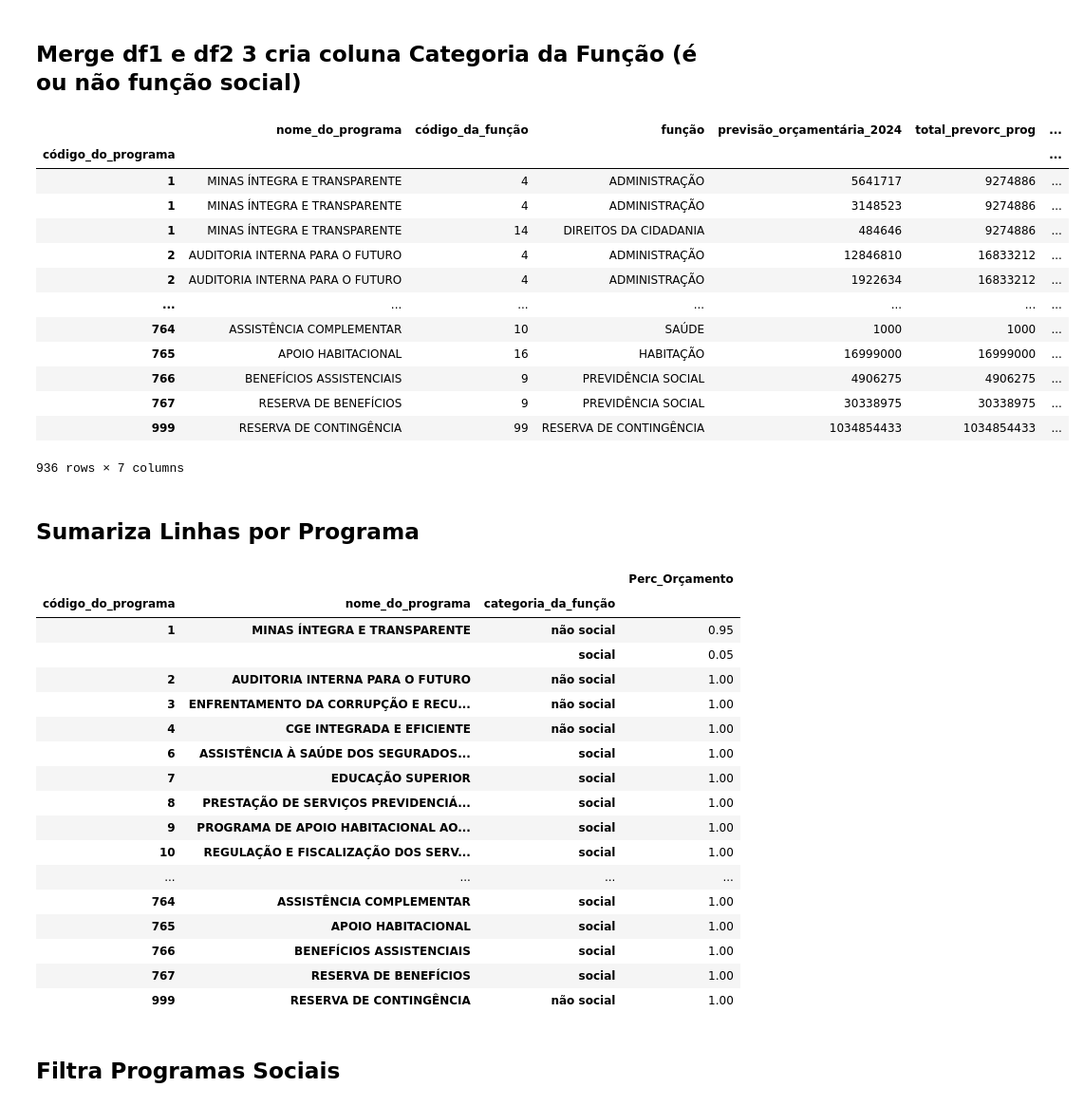
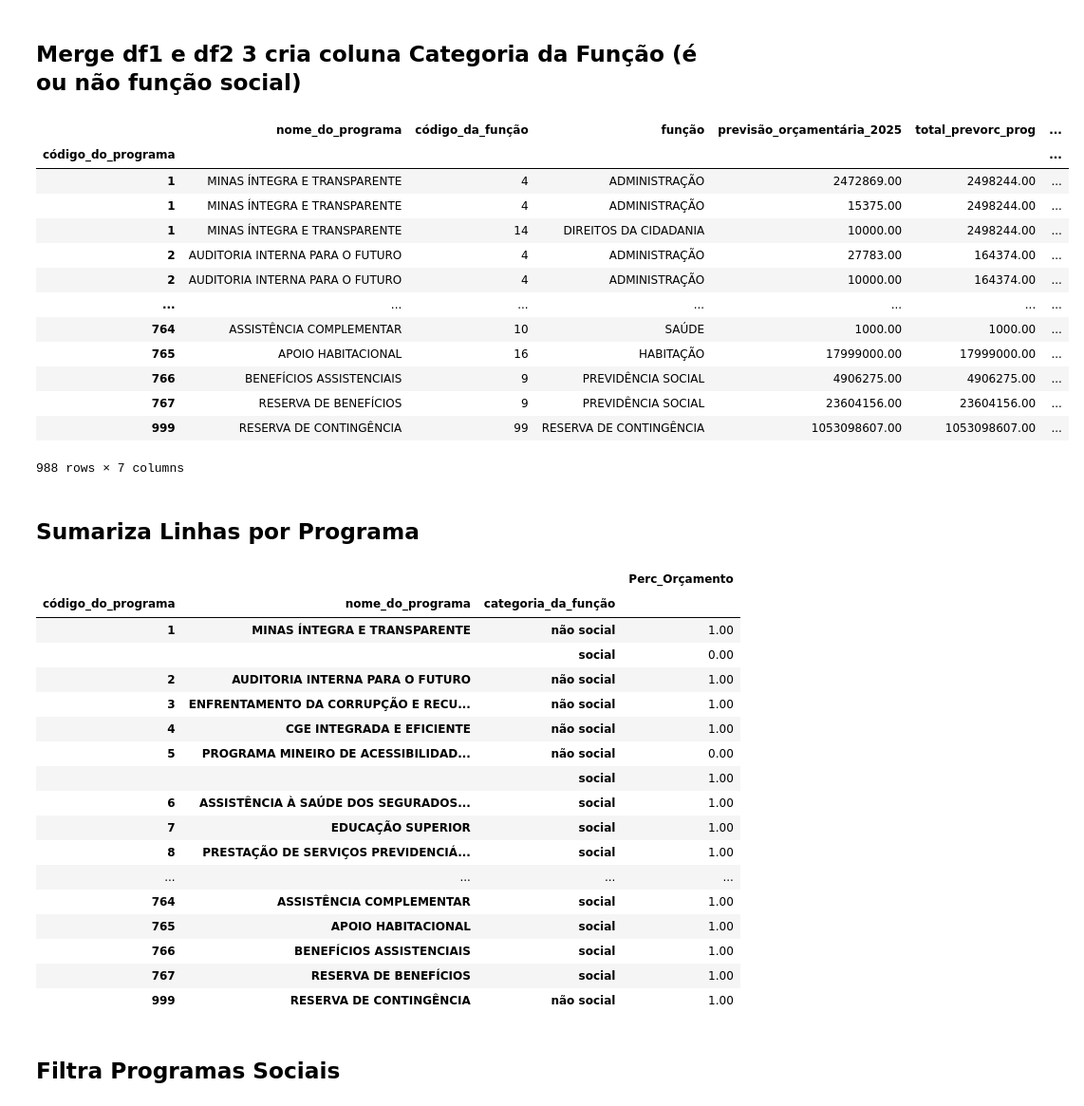
Before and after one commit to splor-mg/identificador-programas-sociais, a Jupyter notebook: Identificador funcoes sociais v1.ipynb, the cells around one changed output. Shown at 95% size. Saved outputs shown, nothing was run; the diff lists cells and outputs as text; code cells hidden in the pictures.

Commit message:
chore(programas-sociais): gera relação de programas sociais e atualiza script para 2025. See #18

```diff
--- a/Identificador funcoes sociais v1.ipynb
+++ b/Identificador funcoes sociais v1.ipynb
@@ -26,7 +26,7 @@ caminho_resultados = 'results/'
 caminho_divergencias = ''
 
 nome_arquivo_acoesMon = ''
-nome_arquivo_acoesPla = 'acoes_planejamento_2024.txt'
+nome_arquivo_acoesPla = 'acoes_planejamento_2025.txt'
 nome_arquivo_locMon = ''
 nome_arquivo_exeSiafi = ''
 nome_arquivo_invSiafi = ''
@@ -65,7 +65,7 @@ acoesPla
 df1 = acoesPla.query('exclusão_lógica_do_programa == "Não" and exclusão_lógica_da_ação == "Não"')
 
 #filtra somente colunas necessárias
-df1 = df1[['código_do_programa','nome_do_programa', 'código_da_função',  'função', 'previsão_orçamentária_2024' ]]
+df1 = df1[['código_do_programa','nome_do_programa', 'código_da_função',  'função', 'previsão_orçamentária_2025' ]]
 
 #define index para merge posterior
 df1.set_index(['código_do_programa'], inplace = True)
@@ -91,34 +91,34 @@ df1
 # %%
 df2 = acoesPla.query('exclusão_lógica_do_programa == "Não" and exclusão_lógica_da_ação == "Não"')
 
-df2 = df2.loc[:,['código_do_programa', 'código_da_função', 'previsão_orçamentária_2024']].groupby(['código_do_programa']).agg(total_prevorc_prog=('previsão_orçamentária_2024', 'sum'))
+df2 = df2.loc[:,['código_do_programa', 'código_da_função', 'previsão_orçamentária_2025']].groupby(['código_do_programa']).agg(total_prevorc_prog=('previsão_orçamentária_2025', 'sum'))
 # %% [markdown]
 ## Merge df1 e df2 3 cria coluna Categoria da Função (é ou não função social)
 # %%
 df3 = pd.merge(df1, df2, left_on='código_do_programa', right_on='código_do_programa')
 
 #percentual de cada função do total do programa
-df3['%'] = (df3['previsão_orçamentária_2024']/df3['total_prevorc_prog'])#.map('{:2.2%}'.format)
+df3['%'] = (df3['previsão_orçamentária_2025']/df3['total_prevorc_prog'])#.map('{:2.2%}'.format)
 
 #Coluna para indicar se a função é social ou não
 df3['categoria_da_função'] = df3['código_da_função'].map(lambda x: 'social' if x in cod_funcao_social else 'não social')
 
 df3
 # %% [output]
-|  | nome_do_programa | código_da_função | função | previsão_orçamentária_2024 | total_prevorc_prog | ... |
+|  | nome_do_programa | código_da_função | função | previsão_orçamentária_2025 | total_prevorc_prog | ... |
 | código_do_programa |  |  |  |  |  | ... |
-| 1 | MINAS ÍNTEGRA E TRANSPARENTE | 4 | ADMINISTRAÇÃO | 5641717 | 9274886 | ... |
-| 1 | MINAS ÍNTEGRA E TRANSPARENTE | 4 | ADMINISTRAÇÃO | 3148523 | 9274886 | ... |
-| 1 | MINAS ÍNTEGRA E TRANSPARENTE | 14 | DIREITOS DA CIDADANIA | 484646 | 9274886 | ... |
-| 2 | AUDITORIA INTERNA PARA O FUTURO | 4 | ADMINISTRAÇÃO | 12846810 | 16833212 | ... |
-| 2 | AUDITORIA INTERNA PARA O FUTURO | 4 | ADMINISTRAÇÃO | 1922634 | 16833212 | ... |
+| 1 | MINAS ÍNTEGRA E TRANSPARENTE | 4 | ADMINISTRAÇÃO | 2472869.00 | 2498244.00 | ... |
+| 1 | MINAS ÍNTEGRA E TRANSPARENTE | 4 | ADMINISTRAÇÃO | 15375.00 | 2498244.00 | ... |
+| 1 | MINAS ÍNTEGRA E TRANSPARENTE | 14 | DIREITOS DA CIDADANIA | 10000.00 | 2498244.00 | ... |
+| 2 | AUDITORIA INTERNA PARA O FUTURO | 4 | ADMINISTRAÇÃO | 27783.00 | 164374.00 | ... |
+| 2 | AUDITORIA INTERNA PARA O FUTURO | 4 | ADMINISTRAÇÃO | 10000.00 | 164374.00 | ... |
 | ... | ... | ... | ... | ... | ... | ... |
-| 764 | ASSISTÊNCIA COMPLEMENTAR | 10 | SAÚDE | 1000 | 1000 | ... |
-| 765 | APOIO HABITACIONAL | 16 | HABITAÇÃO | 16999000 | 16999000 | ... |
-| 766 | BENEFÍCIOS ASSISTENCIAIS | 9 | PREVIDÊNCIA SOCIAL | 4906275 | 4906275 | ... |
-| 767 | RESERVA DE BENEFÍCIOS | 9 | PREVIDÊNCIA SOCIAL | 30338975 | 30338975 | ... |
-| 999 | RESERVA DE CONTINGÊNCIA | 99 | RESERVA DE CONTINGÊNCIA | 1034854433 | 1034854433 | ... |
+| 764 | ASSISTÊNCIA COMPLEMENTAR | 10 | SAÚDE | 1000.00 | 1000.00 | ... |
+| 765 | APOIO HABITACIONAL | 16 | HABITAÇÃO | 17999000.00 | 17999000.00 | ... |
+| 766 | BENEFÍCIOS ASSISTENCIAIS | 9 | PREVIDÊNCIA SOCIAL | 4906275.00 | 4906275.00 | ... |
+| 767 | RESERVA DE BENEFÍCIOS | 9 | PREVIDÊNCIA SOCIAL | 23604156.00 | 23604156.00 | ... |
+| 999 | RESERVA DE CONTINGÊNCIA | 99 | RESERVA DE CONTINGÊNCIA | 1053098607.00 | 1053098607.00 | ... |
-936 rows × 7 columns
+988 rows × 7 columns
 # %% [markdown]
 ## Sumariza Linhas por Programa
 # %%
@@ -129,16 +129,16 @@ df4
 # %% [output]
 |  |  |  | Perc_Orçamento |
 | código_do_programa | nome_do_programa | categoria_da_função |  |
-| 1 | MINAS ÍNTEGRA E TRANSPARENTE | não social | 0.95 |
-|  |  | social | 0.05 |
+| 1 | MINAS ÍNTEGRA E TRANSPARENTE | não social | 1.00 |
+|  |  | social | 0.00 |
 | 2 | AUDITORIA INTERNA PARA O FUTURO | não social | 1.00 |
 | 3 | ENFRENTAMENTO DA CORRUPÇÃO E RECU... | não social | 1.00 |
 | 4 | CGE INTEGRADA E EFICIENTE | não social | 1.00 |
+| 5 | PROGRAMA MINEIRO DE ACESSIBILIDAD... | não social | 0.00 |
+|  |  | social | 1.00 |
 | 6 | ASSISTÊNCIA À SAÚDE DOS SEGURADOS... | social | 1.00 |
 | 7 | EDUCAÇÃO SUPERIOR | social | 1.00 |
 | 8 | PRESTAÇÃO DE SERVIÇOS PREVIDENCIÁ... | social | 1.00 |
-| 9 | PROGRAMA DE APOIO HABITACIONAL AO... | social | 1.00 |
-| 10 | REGULAÇÃO E FISCALIZAÇÃO DOS SERV... | social | 1.00 |
 | ... | ... | ... | ... |
 | 764 | ASSISTÊNCIA COMPLEMENTAR | social | 1.00 |
 | 765 | APOIO HABITACIONAL | social | 1.00 |
```
Also changed, not shown: parts of 7 cells of this notebook, 7 other files.
